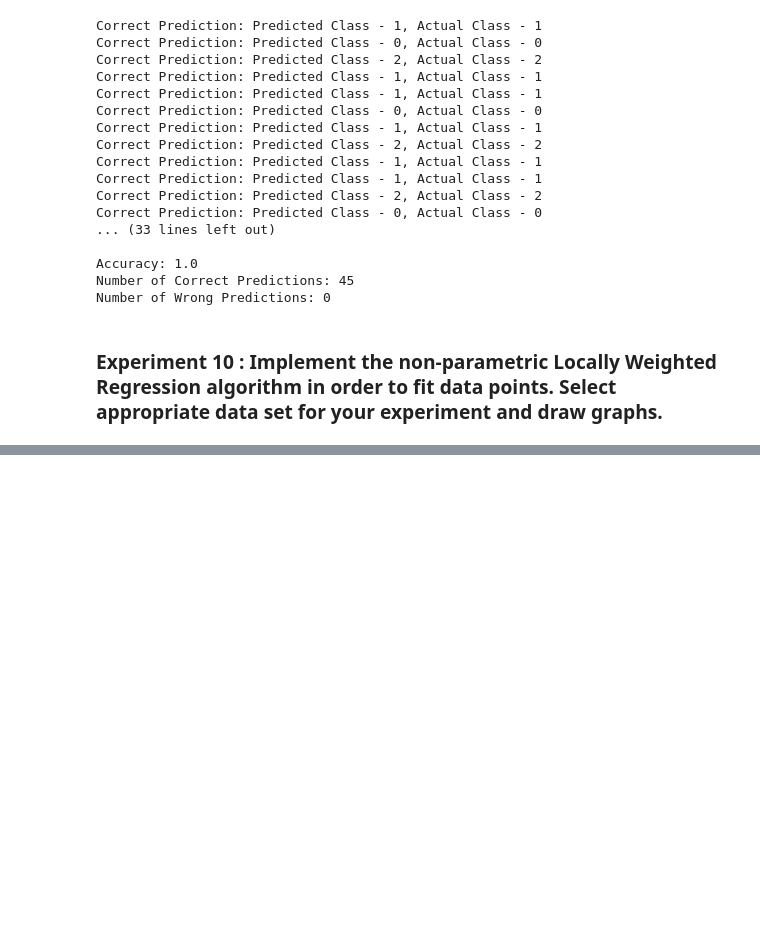
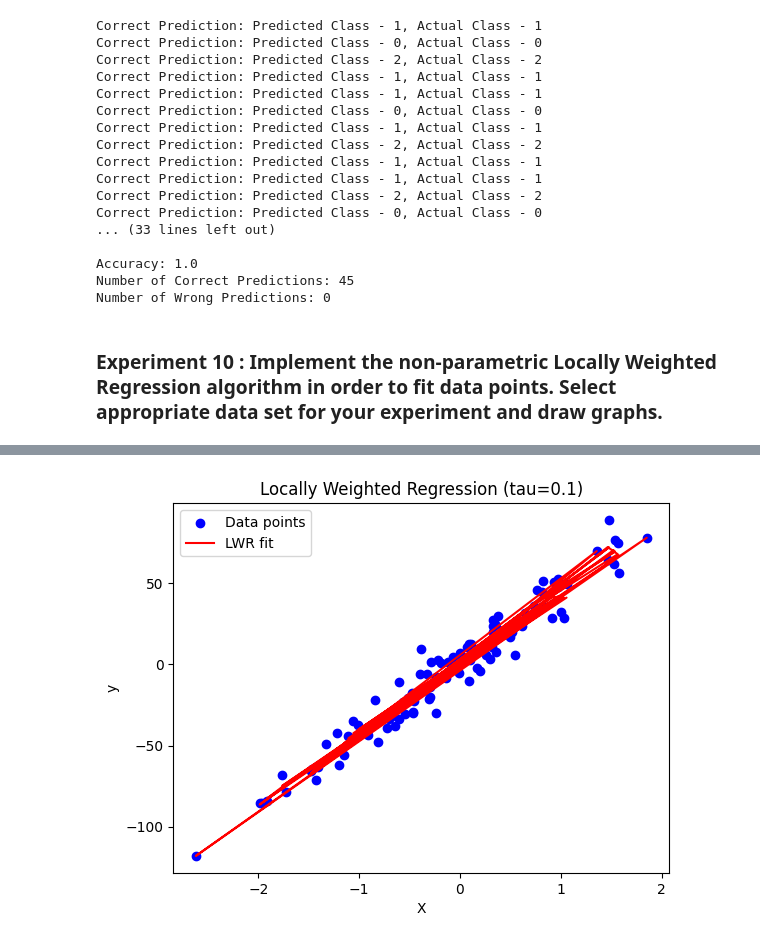
Before and after one commit to Adityasjc31/python-Basic, a Jupyter notebook: mllab.ipynb, the cells around one changed output, grey strips where cells are left out. Saved outputs shown, nothing was run; the diff lists cells and outputs as text; code cells hidden in the pictures; blank space fills up the shorter version.

```diff
--- a/mllab.ipynb
+++ b/mllab.ipynb
@@ -42,4 +42,3 @@ import pandas as pd
 # Read the training data from a CSV file (replace 'path/to/your/file.csv' with the actual path)
 te = pd.read_csv('C:/Users/adity/OneDrive/Documents/data science/dataset/trainingexamples.csv')
 te
-data=te
@@ -93,21 +98,30 @@ def specialize_G(G, example, domains):
 def candidate_elimination(data):
     S, G = initialize_hypotheses(data)
     examples = data.values
-    domains = [set(data.iloc[:,i]) for i in range(len(data.columns) - 1)]
+    domains = [set(data.iloc[:, i]) for i in range(len(data.columns) - 1)]
 
     for example in examples:
         inputs, output = example[:-1], example[-1]
         if output == 'Yes':  # Positive example
             S = generalize_S(S, inputs)
-            G = [g for g in G if satisfies(g, inputs)]
+            G_new = []
+            for g in G:
+                if satisfies(g, inputs):
+                    G_new.append(g)
+            G = G_new
         else:  # Negative example
             G_new = []
             for g in G:
                 if not satisfies(g, inputs):
                     G_new.append(g)
                 else:
-                    G_new.extend(specialize_G(g, inputs, domains))
-            G = [g for g in G_new if any(is_more_general(g, s) for s in S)]
+                    specialized = specialize_G(g, inputs, domains)
+                    for new_g in specialized:
+                        G_new.append(new_g)
+            G = []
+            for g in G_new:
+                if any(is_more_general(g, s) for s in S):
+                    G.append(g)
 
     return S, G
 
@@ -753,0 +737,52 @@ plt.show()
+# %%
+import numpy as np
+import matplotlib.pyplot as plt
+from sklearn.datasets import make_regression
+
+def generate_data():
+    # Generating synthetic dataset
+    X, y = make_regression(n_samples=100, n_features=1, noise=10, random_state=42)
+    X = X.flatten()
+    return X, y
+
+def compute_weights(X, x_query, tau):
+    return np.exp(-((X - x_query) ** 2) / (2 * tau ** 2))
+
+def locally_weighted_regression(X, y, x_query, tau):
+    # Compute weights
+    weights = compute_weights(X, x_query, tau)
+
+    # Create weighted X matrix
+    X_aug = np.vstack((np.ones_like(X), X)).T
+    W = np.diag(weights)
+
+    # Compute theta
+    theta = np.linalg.pinv(X_aug.T @ W @ X_aug) @ X_aug.T @ W @ y
+
+    return np.dot([1, x_query], theta)
+
+def fit_lwr(X, y, tau):
+    # Fit LWR for each point in X
+    y_pred = np.array([locally_weighted_regression(X, y, x_query, tau) for x_query in X])
+    return y_pred
+
+def plot_lwr(X, y, y_pred, tau):
+    plt.scatter(X, y, color='blue', label='Data points')
+    plt.plot(X, y_pred, color='red', label='LWR fit')
+    plt.xlabel('X')
+    plt.ylabel('y')
+    plt.title(f'Locally Weighted Regression (tau={tau})')
+    plt.legend()
+    plt.show()
+
+# Main function to execute the steps
+def main():
+    X, y = generate_data()
+    tau = 0.1  # Bandwidth parameter
+    y_pred = fit_lwr(X, y, tau)
+    plot_lwr(X, y, y_pred, tau)
+
+# Execute the main function
+main()
+# %% [output]
+[figure, added]
```
Also changed, not shown: parts of 6 cells of this notebook.
